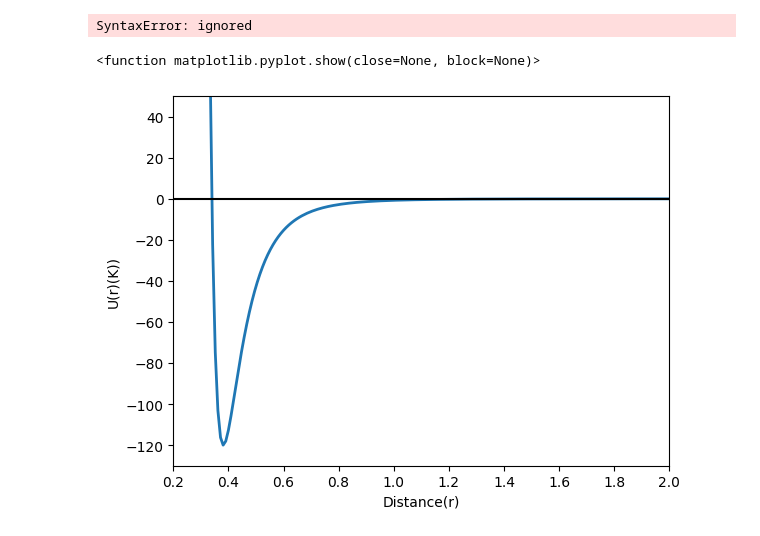
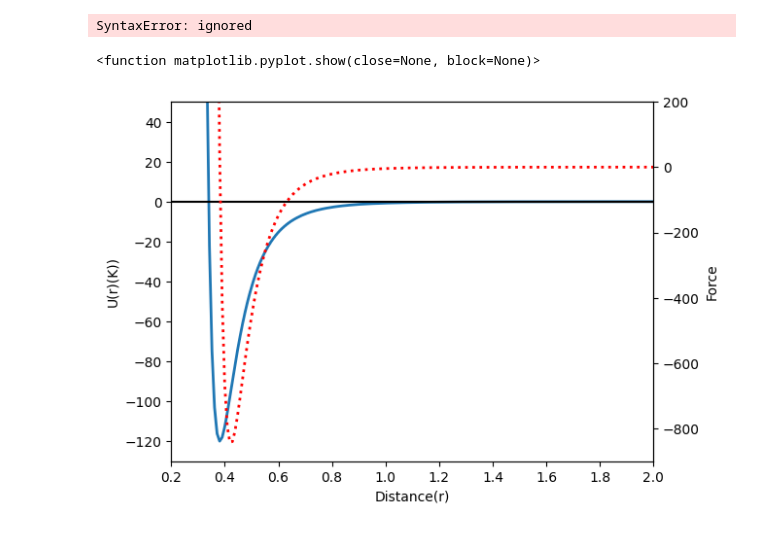
Before and after one commit to huliyao1115/Hello-world, a Jupyter notebook: Untitled16.ipynb, the cells around one changed output. Drawn from its saved outputs; the diff is of its cells as text; code cells hidden in the pictures.

```diff
--- a/Untitled16.ipynb
+++ b/Untitled16.ipynb
@@ -29,36 +29,38 @@ B =1.582e-26        # J.nm^12
 
 result_a = A/kB
 result_b = B/kB
 
 
 # Interatomic distance, in nm
 
 r= np. linspace(start=0.2,stop=4,num=400)
 
 # Interatomic potential
 U = (result_b/r**12-result_a/r**6)
 
 # Interatomic Force
+F = (12*result_b/r**13)-6*result_a/r**7
 
 
 
-line1 = plt.plot(r,U,lw=2,)
+line1 = plt.plot(r,U,lw=2,label="potential energy")
 plt.xlim(0.2,2)
 plt.ylim(-130,50)
 plt.axhline(y=0, color='black')
 plt.xlabel("Distance(r)")
 plt.ylabel("U(r)(K))")
 
 
-plt.twinx()
-line2= plt.plot(, ls='：', lw=2, )
-plt.xlim(,)
-plt.ylim(,)
+plt.twinx( )
+line2= plt.plot(r,F,ls=':',lw=2,color='red')
+plt.xlim(0.2,2)
+plt.ylim(-900,200)
+plt.ylabel("Force")
 
 
 
 
 plt.show
 # %% [output]
 <function matplotlib.pyplot.show(close=None, block=None)>
-[figure, old version]
+[figure, new version]
```
